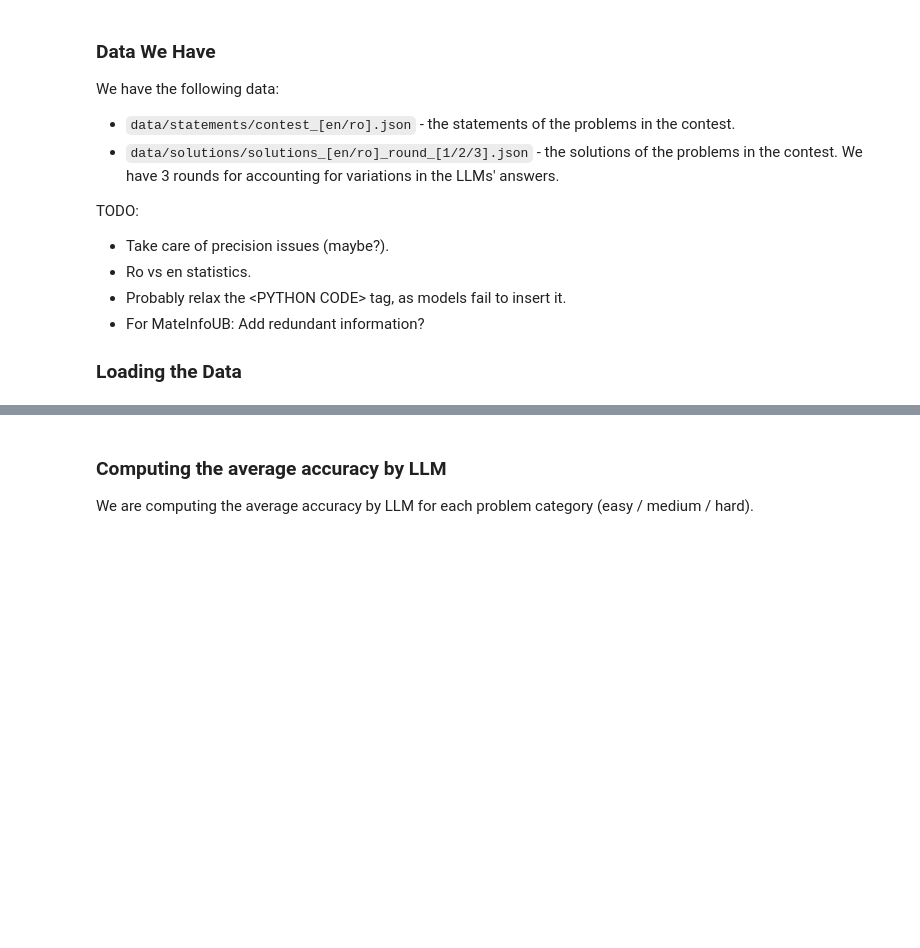
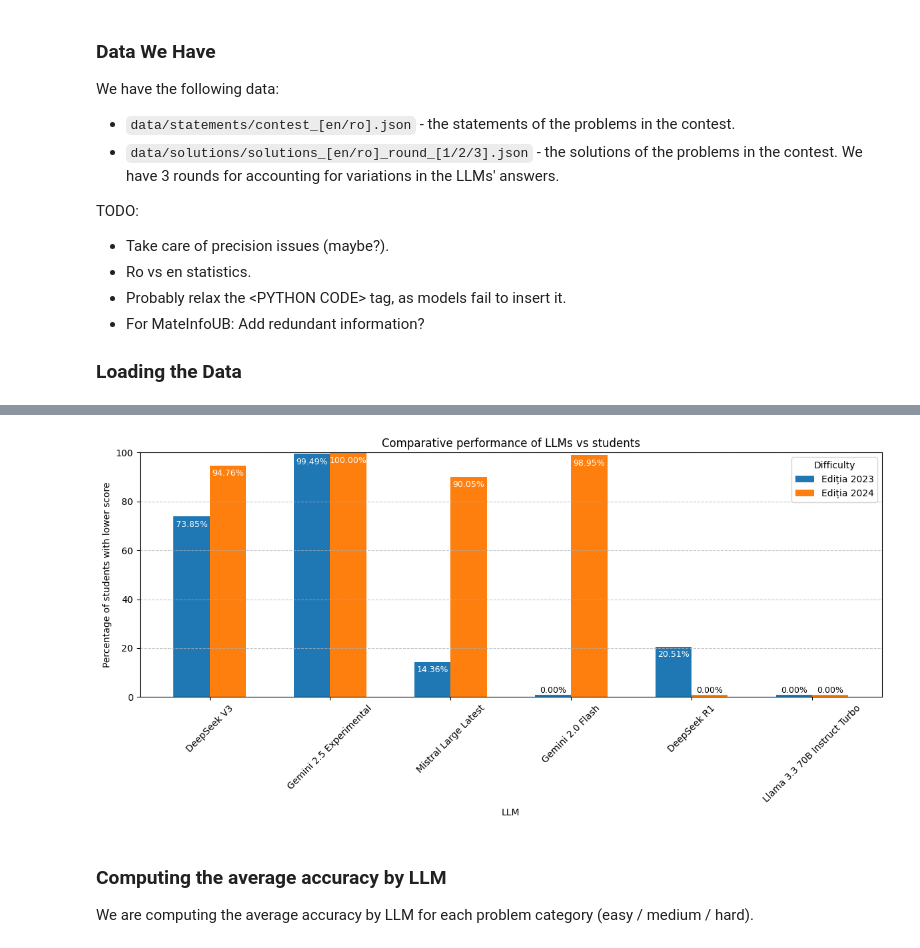
Before and after one commit to theodormoroianu/mateinfoub-with-llm, a Jupyter notebook: src/analysis.ipynb, the cells around one changed output, grey strips where cells are left out. Drawn from its saved outputs; the diff is of its cells as text; code cells hidden in the pictures; blank space fills up the shorter version.

```diff
--- a/src/analysis.ipynb
+++ b/src/analysis.ipynb
@@ -113,0 +146,90 @@ TypeError: first argument must be an iterable of pandas objects, you passed an o
+# %%
+student_points = {
+    "Ediția 2023": json.loads(open(internal_types.DATA_DIR / ".." / "other" / "2023_qualified_points.json").read()),
+    "Ediția 2024": json.loads(open(internal_types.DATA_DIR / ".." / "other" / "2024_qualified_points.json").read()),
+}
+
+percentile_data = {
+    model: dict()
+    for model in MODELS
+}
+
+for model in MODELS:
+    for edition in student_points.keys():
+        # get the model's results.
+        total_points = 0
+        total_problems = 0
+        for difficulty, is_correct in duckdb.sql(
+            f"""
+            SELECT difficulty, correct
+            FROM solutions
+            WHERE llm = '{model}' AND edition = '{edition}' and lang = 'ro'
+            """
+        ).fetchall():
+            if is_correct:
+                total_points += problem_difficulty_to_points(difficulty)
+            total_problems += 1
+
+        # We have 3 trials.
+        if total_problems != 60:
+            print(f"Warning: {model} did not solve all problems in {edition}.")
+            continue
+
+        # The average nr of points obtained by the model.
+        total_points /= 3
+
+        # See the ranking of the model compared to the students.
+        nr_students = len(student_points[edition])
+        nr_students_better = len([
+            i for i in student_points[edition] if i > total_points
+        ])
+        ranking = 1 + nr_students_better
+
+        # The ranking percentile.
+        percentile = 100 * (nr_students_better / nr_students)
+
+        print(f"{model} in {edition}: total points - {total_points:.2f} / ranking - {ranking}/{nr_students} / percentile - {percentile:.2f}%")
+        # print(f"  - Total points: {total_points:.2f}")
+        # print(f"  - Ranking: {ranking}/{nr_students} ({percentile:.2f}%)")
+        # print(f"  - Percentile: Top {percentile:.2f}% of the students")
+
+        percentile_data[model][edition] = 100 - percentile
+
+# Plot the data
+plt.figure(figsize=(12, 6))
+bar_width = 0.3
+index = np.arange(len(MODELS))
+
+for i, edition in enumerate(student_points.keys()):
+    percentile = [percentile_data[model][edition] for model in MODELS]
+    bars = plt.bar(
+        index + (i + 0.5) * bar_width,
+        [max(i, 1) for i in percentile],
+        bar_width,
+        label=f"{edition}",
+    )
+
+    # Add values on top of the bars
+    for bar, percentile in zip(bars, percentile):
+        plt.text(
+            bar.get_x() + bar_width / 2,
+            (bar.get_height() - 0.05 if percentile < 10 else bar.get_height() - 5),
+            f"{percentile:.2f}%",
+            ha="center",
+            va="bottom",
+            fontsize=9,
+            color=(
+                "black" if percentile < 10 else "white"
+            ),
+        )
+
+plt.xlabel("LLM")
+plt.ylabel("Percentage of students with lower score")
+plt.title("Comparative performance of LLMs vs students")
+plt.xticks(index + bar_width, MODELS, rotation=45)
+plt.ylim(0, 100)
+plt.legend(title="Difficulty")
+plt.grid(axis="y", linestyle="--", alpha=0.7)
+plt.tight_layout()
+plt.show()
+# %% [output]
@@ -114,3 +248,4 @@ TypeError: first argument must be an iterable of pandas objects, you passed an o
+[figure, added]
 # %% [markdown]
 ### Computing the average accuracy by LLM
 
```
Also changed, not shown: parts of 11 cells of this notebook, 11 other files.
